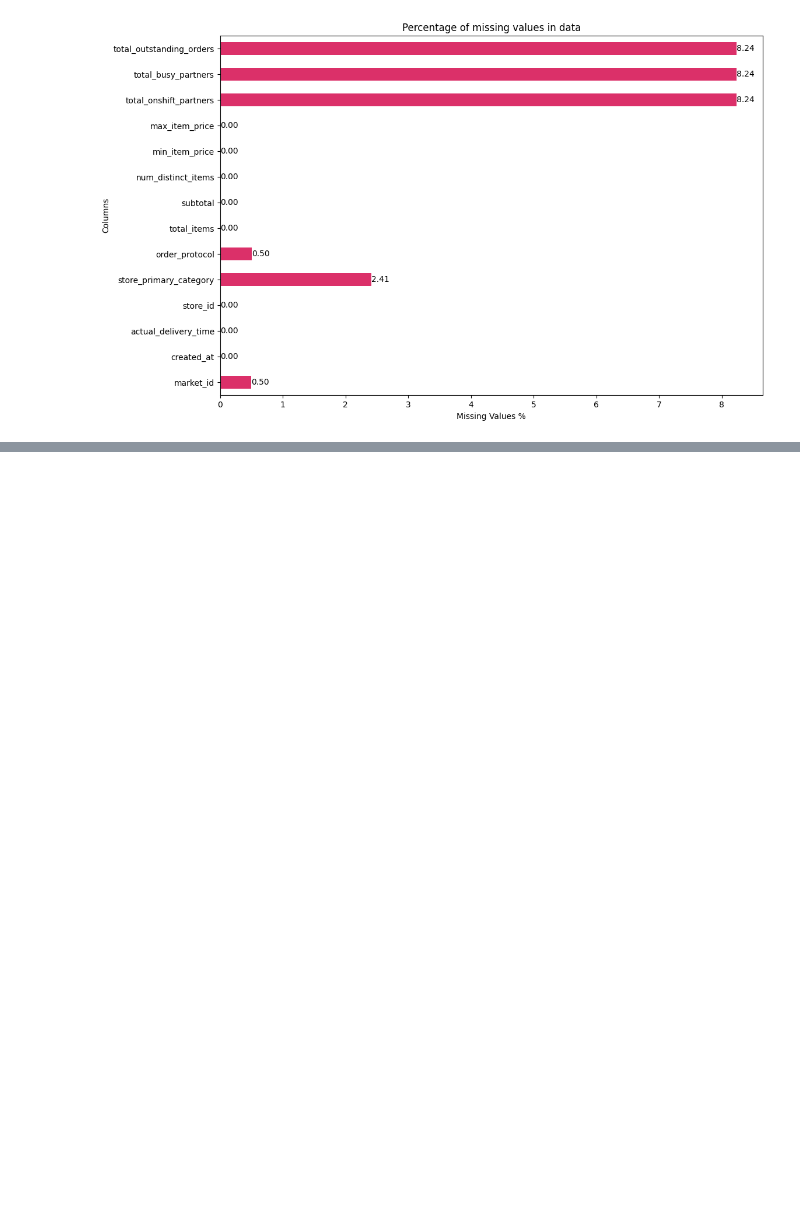
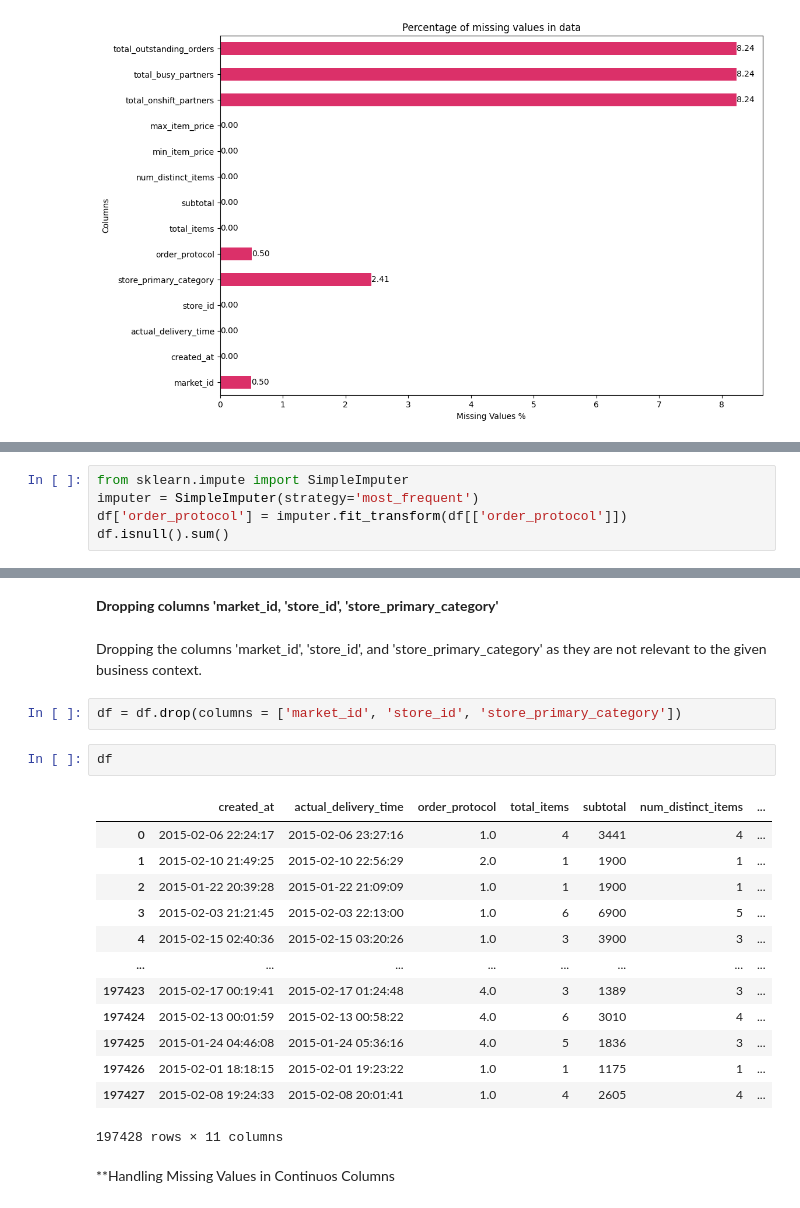
Before and after one commit to RahulHipparkar/Porter-NN-Regression, a Jupyter notebook: porter-nn-regression.ipynb, the cells around one changed output, grey strips where cells are left out. Cells and saved outputs as stored; diff of their text form; blank space fills up the shorter version.

```diff
--- a/porter-nn-regression.ipynb
+++ b/porter-nn-regression.ipynb
@@ -199,0 +280,5 @@ plt.show()
+# %%
+from sklearn.impute import SimpleImputer
+imputer = SimpleImputer(strategy='most_frequent')
+df['order_protocol'] = imputer.fit_transform(df[['order_protocol']])
+df.isnull().sum()
@@ -199,0 +317,24 @@ plt.show()
+# %% [markdown]
+**Dropping columns 'market_id, 'store_id', 'store_primary_category'**
+# %% [markdown]
+Dropping the columns 'market_id', 'store_id', and 'store_primary_category' as they are not relevant to the given business context.
+# %%
+df = df.drop(columns = ['market_id', 'store_id', 'store_primary_category'])
+# %%
+df
+# %% [output]
+|  | created_at | actual_delivery_time | order_protocol | total_items | subtotal | num_distinct_items | ... |
+| 0 | 2015-02-06 22:24:17 | 2015-02-06 23:27:16 | 1.0 | 4 | 3441 | 4 | ... |
+| 1 | 2015-02-10 21:49:25 | 2015-02-10 22:56:29 | 2.0 | 1 | 1900 | 1 | ... |
+| 2 | 2015-01-22 20:39:28 | 2015-01-22 21:09:09 | 1.0 | 1 | 1900 | 1 | ... |
+| 3 | 2015-02-03 21:21:45 | 2015-02-03 22:13:00 | 1.0 | 6 | 6900 | 5 | ... |
+| 4 | 2015-02-15 02:40:36 | 2015-02-15 03:20:26 | 1.0 | 3 | 3900 | 3 | ... |
+| ... | ... | ... | ... | ... | ... | ... | ... |
+| 197423 | 2015-02-17 00:19:41 | 2015-02-17 01:24:48 | 4.0 | 3 | 1389 | 3 | ... |
+| 197424 | 2015-02-13 00:01:59 | 2015-02-13 00:58:22 | 4.0 | 6 | 3010 | 4 | ... |
+| 197425 | 2015-01-24 04:46:08 | 2015-01-24 05:36:16 | 4.0 | 5 | 1836 | 3 | ... |
+| 197426 | 2015-02-01 18:18:15 | 2015-02-01 19:23:22 | 1.0 | 1 | 1175 | 1 | ... |
+| 197427 | 2015-02-08 19:24:33 | 2015-02-08 20:01:41 | 1.0 | 4 | 2605 | 4 | ... |
+197428 rows × 11 columns
+# %% [markdown]
+**Handling Missing Values in Continuos Columns
```
Also changed, not shown: parts of 22 cells of this notebook.
